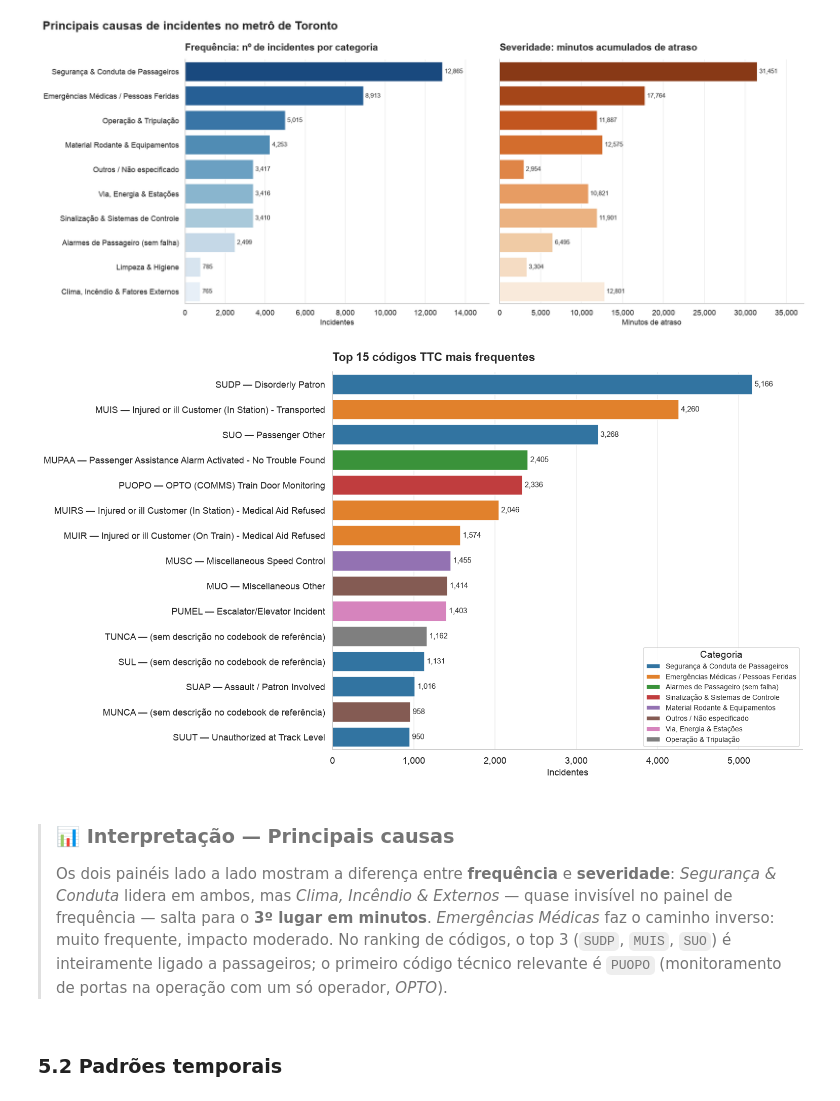
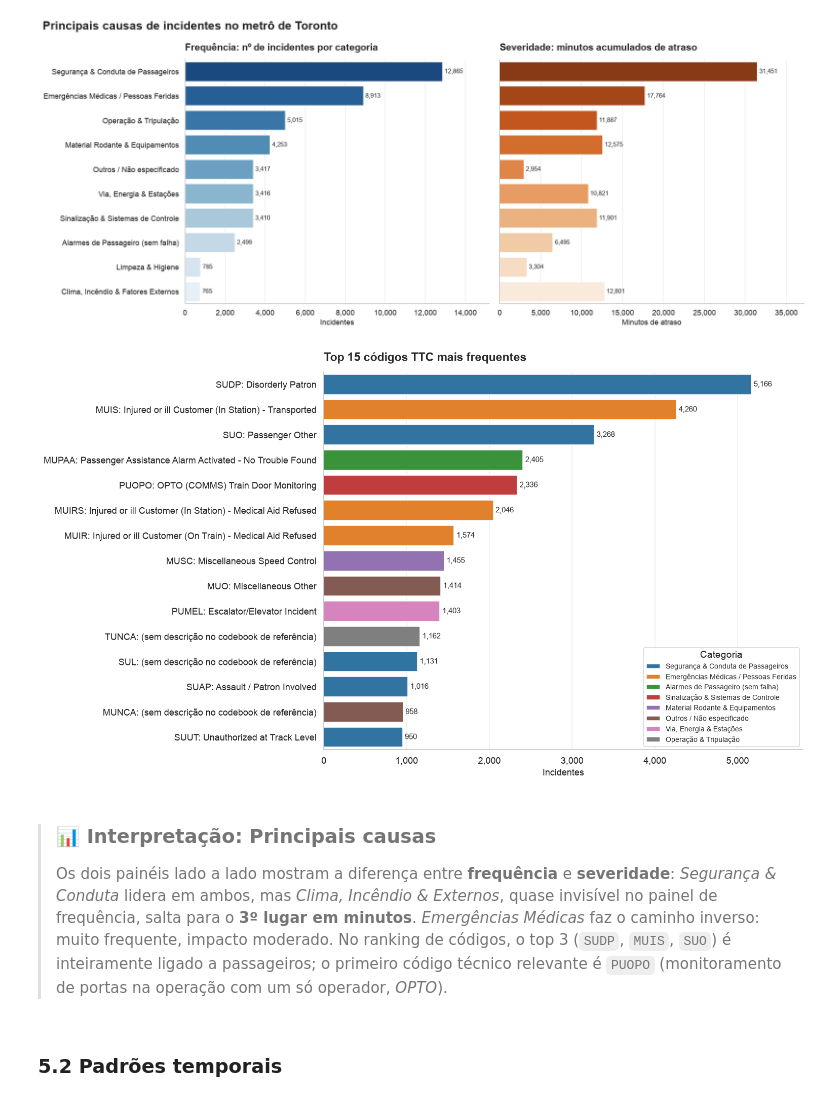
Before and after one commit to rafaelromwno/ttc-toronto, a Jupyter notebook: src/ttc_subway_delay_kdd.ipynb, the cells around one changed output. Cells and saved outputs as stored; diff of their text form; code cells hidden in the pictures.

```diff
--- a/ttc_subway_delay_kdd.ipynb
+++ b/src/ttc_subway_delay_kdd.ipynb
@@ -1500,23 +1500,23 @@ plt.show()
 [figure]
 # %%
 fig, ax = plt.subplots(figsize=(14, 8))
-labels = [f"{code} — {desc if len(desc) <= 58 else desc[:57] + '…'}" for code, desc, _ in top_codes.index]
+labels = [f"{code}: {desc if len(desc) <= 58 else desc[:57] + '…'}" for code, desc, _ in top_codes.index]
 sns.barplot(x=top_codes["Incidentes"].values, y=labels, hue=top_codes.index.get_level_values("Incident_Category"),
             dodge=False, palette="tab10", ax=ax)
 label_bars(ax)
 format_thousands(ax)
 ax.margins(x=0.12)
 ax.legend(title="Categoria", loc="lower right", fontsize=9)
 style_axis(ax, "Top 15 códigos TTC mais frequentes", "Incidentes")
 plt.tight_layout()
 plt.show()
 # %% [output]
-[figure, old version]
+[figure, new version]
 # %% [markdown]
-> ### 📊 Interpretação — Principais causas
+> ### 📊 Interpretação: Principais causas
 >
 > Os dois painéis lado a lado mostram a diferença entre **frequência** e **severidade**: *Segurança & Conduta* lidera em
-> ambos, mas *Clima, Incêndio & Externos* — quase invisível no painel de frequência — salta para o **3º lugar em minutos**.
+> ambos, mas *Clima, Incêndio & Externos*, quase invisível no painel de frequência, salta para o **3º lugar em minutos**.
 > *Emergências Médicas* faz o caminho inverso: muito frequente, impacto moderado. No ranking de códigos, o top 3
 > (`SUDP`, `MUIS`, `SUO`) é inteiramente ligado a passageiros; o primeiro código técnico relevante é `PUOPO`
 > (monitoramento de portas na operação com um só operador, *OPTO*).
```
Also changed, not shown: parts of 33 cells of this notebook, 1 other file.
